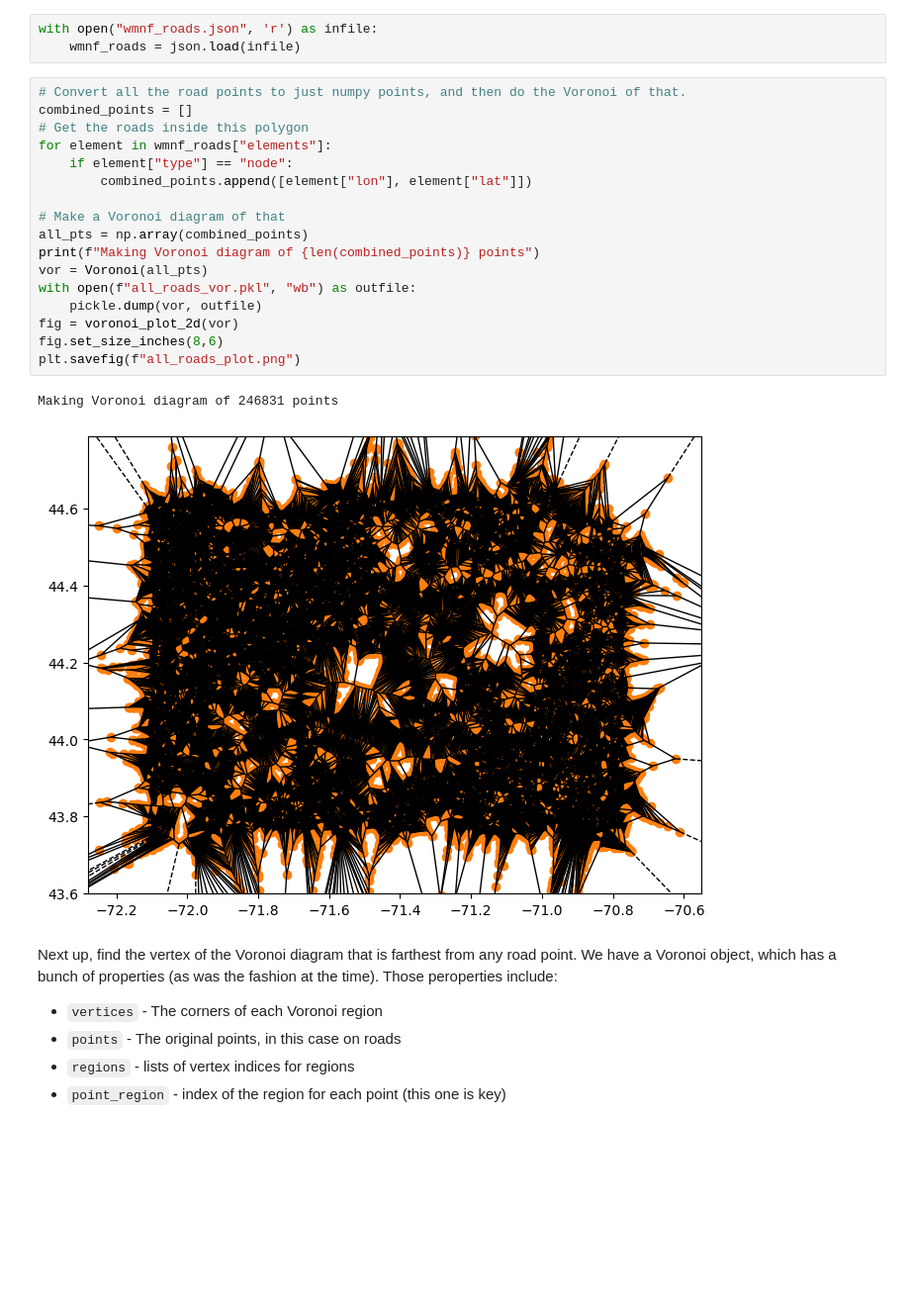
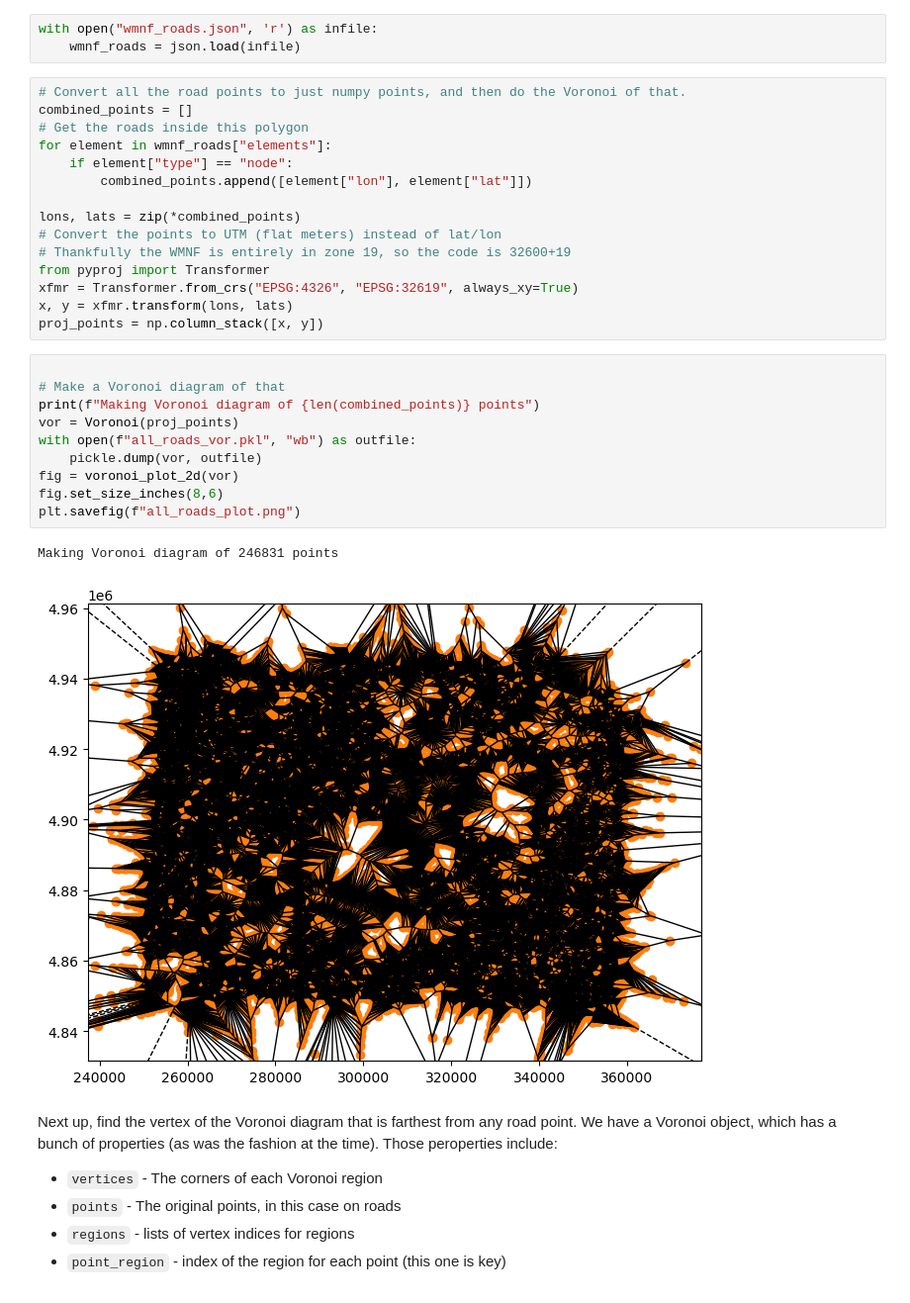
Before and after one commit to ab3nd/pole_of_inaccessibility, a Jupyter notebook: wmnf_pole.ipynb, the cells around one changed output. Shown at 99% size. Saved outputs shown, nothing was run; the diff lists cells and outputs as text; blank space fills up the shorter version.

Commit message:
adds a bunch of stuff to convert to UTM and stop being wrong because the Voronoi tesselation was done in degrees

```diff
--- a/wmnf_pole.ipynb
+++ b/wmnf_pole.ipynb
@@ -35,26 +35,34 @@ My first plan was to make a point set of the road points that fall inside of the
 # %%
 with open("wmnf_roads.json", 'r') as infile:
     wmnf_roads = json.load(infile)
+# %%
+# Convert all the road points to just numpy points, and then do the Voronoi of that.
+combined_points = []
+# Get the roads inside this polygon
+for element in wmnf_roads["elements"]:
+    if element["type"] == "node":
+        combined_points.append([element["lon"], element["lat"]])
+
+lons, lats = zip(*combined_points)
+# Convert the points to UTM (flat meters) instead of lat/lon
+# Thankfully the WMNF is entirely in zone 19, so the code is 32600+19
+from pyproj import Transformer
+xfmr = Transformer.from_crs("EPSG:4326", "EPSG:32619", always_xy=True)
+x, y = xfmr.transform(lons, lats)
+proj_points = np.column_stack([x, y])
 # %%
-# Convert all the road points to just numpy points, and then do the Voronoi of that.
-combined_points = []
-# Get the roads inside this polygon
-for element in wmnf_roads["elements"]:
-    if element["type"] == "node":
-        combined_points.append([element["lon"], element["lat"]])
 
 # Make a Voronoi diagram of that
-all_pts = np.array(combined_points)
 print(f"Making Voronoi diagram of {len(combined_points)} points")
-vor = Voronoi(all_pts)
+vor = Voronoi(proj_points)
 with open(f"all_roads_vor.pkl", "wb") as outfile:
     pickle.dump(vor, outfile)
 fig = voronoi_plot_2d(vor)
 fig.set_size_inches(8,6)
 plt.savefig(f"all_roads_plot.png")
 # %% [output]
 Making Voronoi diagram of 246831 points
-[figure, old version]
+[figure, new version]
 # %% [markdown]
 Next up, find the vertex of the Voronoi diagram that is farthest from any road point. We have a Voronoi object, which has a bunch of properties (as was the fashion at the time). Those peroperties include:
 - `vertices` - The corners of each Voronoi region
```
Also changed, not shown: parts of 2 cells of this notebook.
